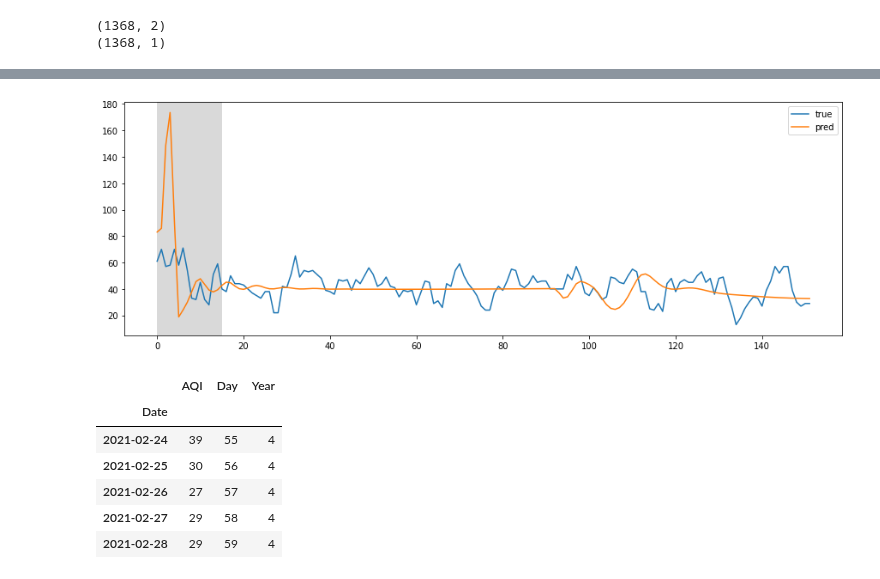
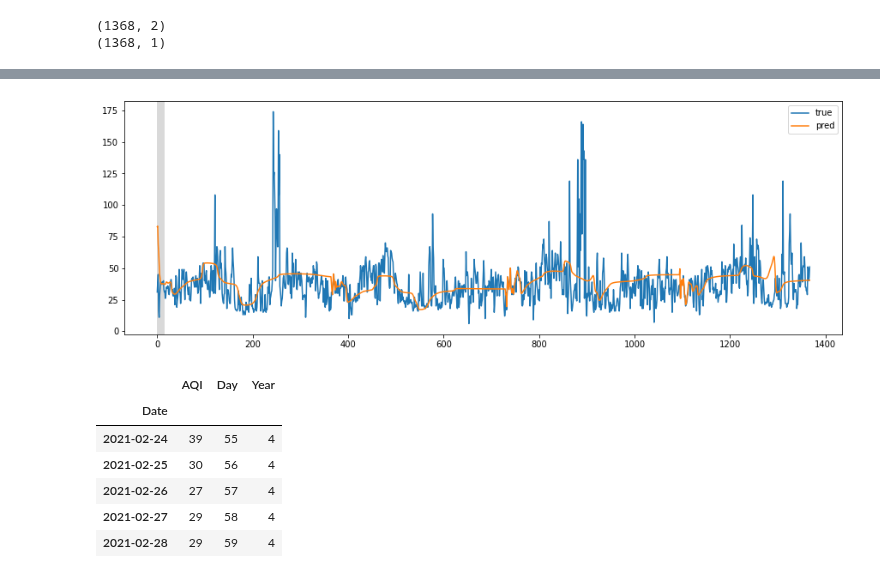
Before and after one commit to gallo-json/air-pollution-forecast, a Jupyter notebook: src/train_model.ipynb, the cells around one changed output, grey strips where cells are left out. Saved outputs shown, nothing was run; the diff lists cells and outputs as text; code cells hidden in the pictures.

```diff
--- a/src/train_model.ipynb
+++ b/src/train_model.ipynb
@@ -231,5 +231,5 @@ def plot_comparison(start_idx, length=100, train=True):
         plt.legend()
         plt.show()
 # %%
-plot_comparison(start_idx=0, length=int(1520 * 0.9), train=False)
+plot_comparison(start_idx=0, length=int(1520 * 0.9), train=True)
 # %% [output]
@@ -236,4 +237,4 @@ plot_comparison(start_idx=0, length=int(1520 * 0.9), train=False)
-[figure, old version]
+[figure, new version]
 # %%
 df.tail()
 # %% [output]
```
Also changed, not shown: parts of 4 cells of this notebook.
